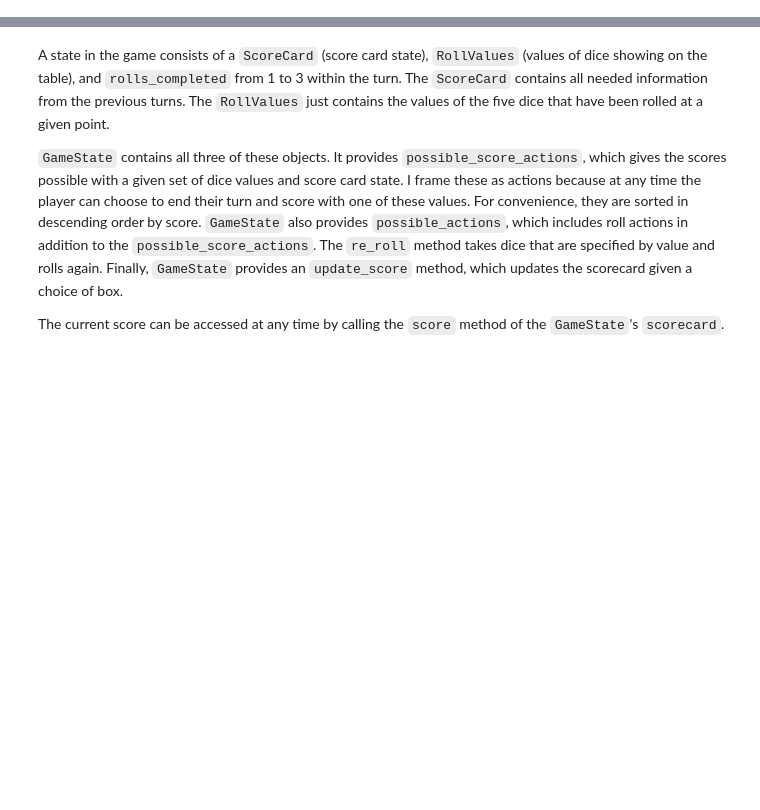
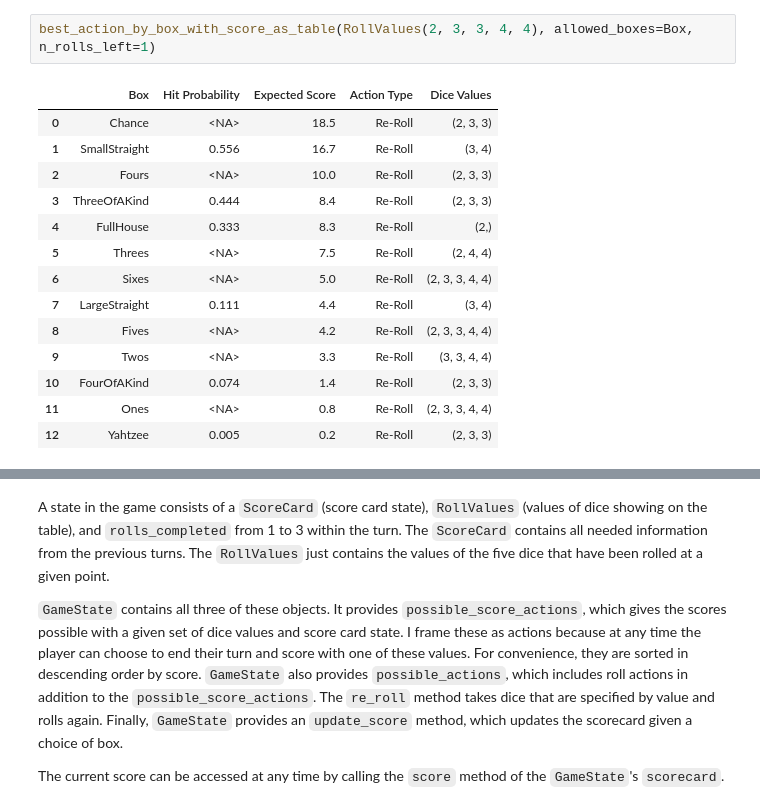
Before and after one commit to tdauer2718/yahtzee, a Jupyter notebook: yahtzee_sandbox.ipynb, the cells around one changed output, grey strips where cells are left out. Drawn from its saved outputs; the diff is of its cells as text; blank space fills up the shorter version.

```diff
--- a/yahtzee_sandbox.ipynb
+++ b/yahtzee_sandbox.ipynb
@@ -38,0 +65,17 @@ from expected_score_utils import (
+# %%
+best_action_by_box_with_score_as_table(RollValues(2, 3, 3, 4, 4), allowed_boxes=Box, n_rolls_left=1)
+# %% [output]
+|  | Box | Hit Probability | Expected Score | Action Type | Dice Values |
+| 0 | Chance | <NA> | 18.5 | Re-Roll | (2, 3, 3) |
+| 1 | SmallStraight | 0.556 | 16.7 | Re-Roll | (3, 4) |
+| 2 | Fours | <NA> | 10.0 | Re-Roll | (2, 3, 3) |
+| 3 | ThreeOfAKind | 0.444 | 8.4 | Re-Roll | (2, 3, 3) |
+| 4 | FullHouse | 0.333 | 8.3 | Re-Roll | (2,) |
+| 5 | Threes | <NA> | 7.5 | Re-Roll | (2, 4, 4) |
+| 6 | Sixes | <NA> | 5.0 | Re-Roll | (2, 3, 3, 4, 4) |
+| 7 | LargeStraight | 0.111 | 4.4 | Re-Roll | (3, 4) |
+| 8 | Fives | <NA> | 4.2 | Re-Roll | (2, 3, 3, 4, 4) |
+| 9 | Twos | <NA> | 3.3 | Re-Roll | (3, 3, 4, 4) |
+| 10 | FourOfAKind | 0.074 | 1.4 | Re-Roll | (2, 3, 3) |
+| 11 | Ones | <NA> | 0.8 | Re-Roll | (2, 3, 3, 4, 4) |
+| 12 | Yahtzee | 0.005 | 0.2 | Re-Roll | (2, 3, 3) |
```
Also changed, not shown: parts of 19 cells of this notebook, 11 other files.
